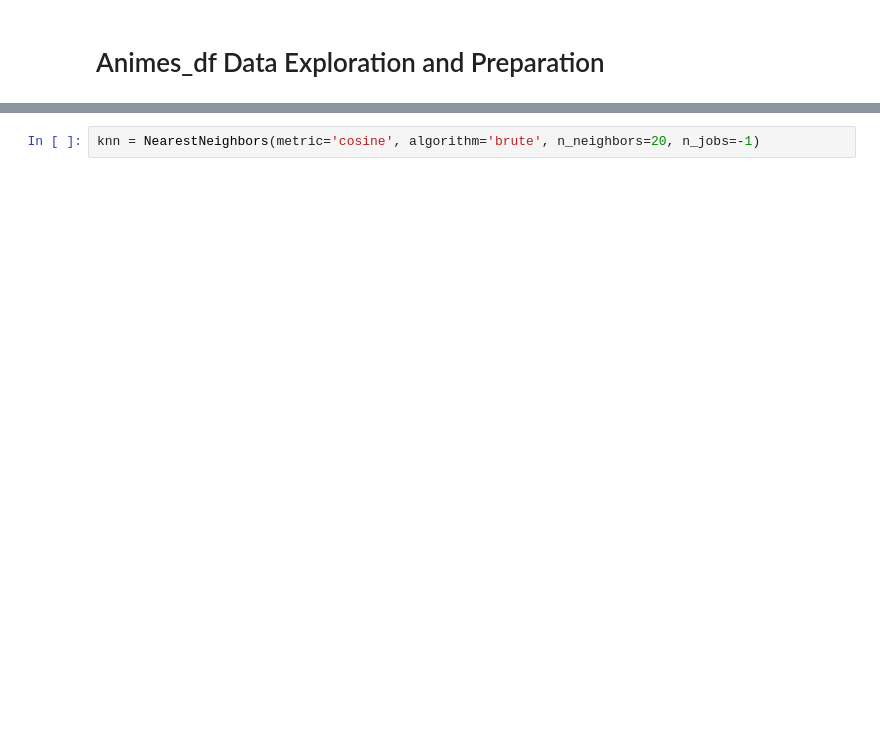
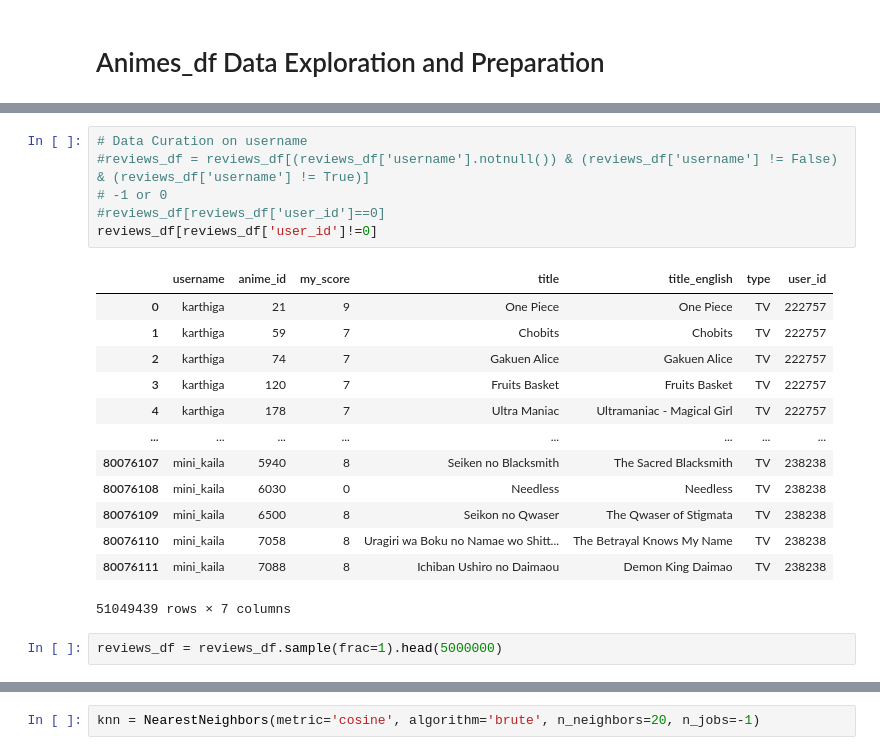
Before and after one commit to RicardoLuisAraujo/Anime_recommender, a Jupyter notebook: notebooks/knn.ipynb, the cells around one changed output, grey strips where cells are left out. Cells and saved outputs as stored; diff of their text form; blank space fills up the shorter version.

```diff
--- a/notebooks/knn.ipynb
+++ b/notebooks/knn.ipynb
@@ -59 +142,23 @@ reviews_df[reviews_df['anime_id']==21]
+# %%
+# Data Curation on username
+#reviews_df = reviews_df[(reviews_df['username'].notnull()) & (reviews_df['username'] != False) & (reviews_df['username'] != True)]
+# -1 or 0
+#reviews_df[reviews_df['user_id']==0]
+reviews_df[reviews_df['user_id']!=0]
+# %% [output]
+|  | username | anime_id | my_score | title | title_english | type | user_id |
+| 0 | karthiga | 21 | 9 | One Piece | One Piece | TV | 222757 |
+| 1 | karthiga | 59 | 7 | Chobits | Chobits | TV | 222757 |
+| 2 | karthiga | 74 | 7 | Gakuen Alice | Gakuen Alice | TV | 222757 |
+| 3 | karthiga | 120 | 7 | Fruits Basket | Fruits Basket | TV | 222757 |
+| 4 | karthiga | 178 | 7 | Ultra Maniac | Ultramaniac - Magical Girl | TV | 222757 |
+| ... | ... | ... | ... | ... | ... | ... | ... |
+| 80076107 | mini_kaila | 5940 | 8 | Seiken no Blacksmith | The Sacred Blacksmith | TV | 238238 |
+| 80076108 | mini_kaila | 6030 | 0 | Needless | Needless | TV | 238238 |
+| 80076109 | mini_kaila | 6500 | 8 | Seikon no Qwaser | The Qwaser of Stigmata | TV | 238238 |
+| 80076110 | mini_kaila | 7058 | 8 | Uragiri wa Boku no Namae wo Shitt... | The Betrayal Knows My Name | TV | 238238 |
+| 80076111 | mini_kaila | 7088 | 8 | Ichiban Ushiro no Daimaou | Demon King Daimao | TV | 238238 |
+51049439 rows × 7 columns
+# %%
+reviews_df = reviews_df.sample(frac=1).head(5000000)
 # %%
```
Also changed, not shown: parts of 28 cells of this notebook.
